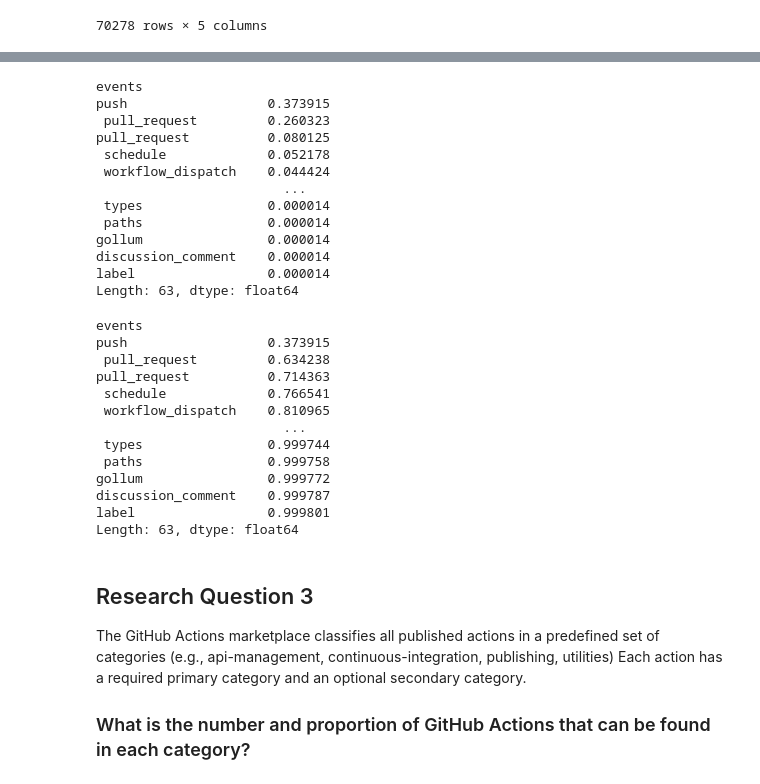
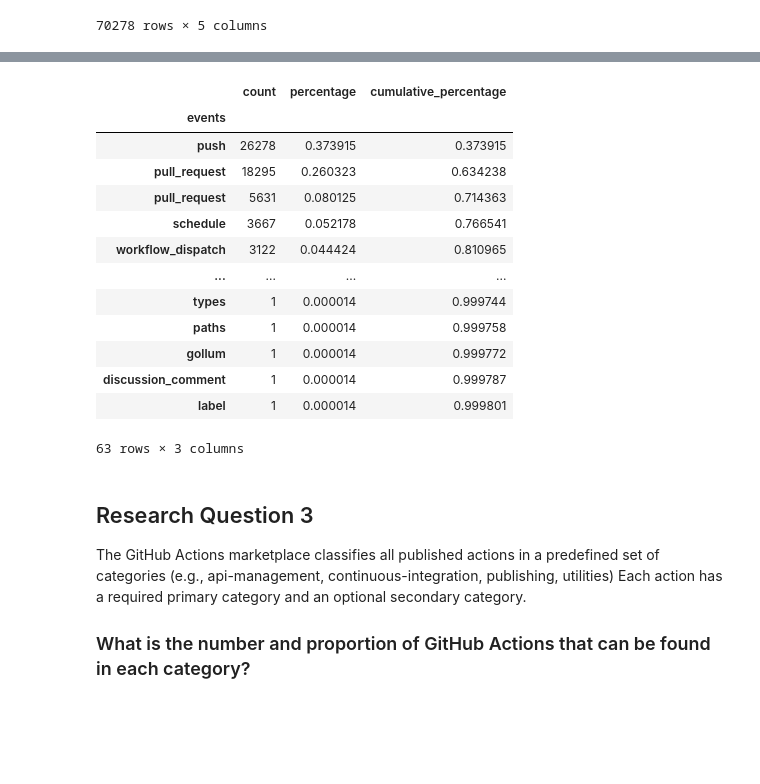
Before and after one commit to Kreik2809/data-analysis, a Jupyter notebook: notebooks/questions.ipynb, the cells around one changed output, grey strips where cells are left out. Drawn from its saved outputs; the diff is of its cells as text; code cells hidden in the pictures; blank space fills up the shorter version.

```diff
--- a/notebooks/questions.ipynb
+++ b/notebooks/questions.ipynb
@@ -126,4 +130,5 @@ df_workflows
 | 70277 | zzzm/hostsx | main.yml | Deploy | push | 1 |
 70278 rows × 5 columns
 # %%
-df_workflows.groupby('events').size()
+df_results = pd.DataFrame()
+df_results["count"] = df_workflows.groupby('events').size()
@@ -144,2 +135,2 @@ Length: 63, dtype: int64
 # %%
-df_workflows.groupby('events').size().div(len(df_workflows))
+df_results["percentage"] = df_workflows.groupby('events').size().div(len(df_workflows))
@@ -160,35 +137,23 @@ Length: 63, dtype: float64
 # %%
-df_workflows.groupby('events').size().div(len(df_workflows)).sort_values(ascending=False)
+df_results.sort_values(by=['percentage'], ascending=False, inplace=True)
-# %% [output]
-events
-push                  0.373915
- pull_request         0.260323
-pull_request          0.080125
- schedule             0.052178
- workflow_dispatch    0.044424
-                        ...
- types                0.000014
- paths                0.000014
-gollum                0.000014
-discussion_comment    0.000014
-label                 0.000014
-Length: 63, dtype: float64
 # %%
-df_workflows.groupby('events').size().div(len(df_workflows)).sort_values(ascending=False).cumsum()
+df_results['cumulative_percentage'] = df_results['percentage'].cumsum()
+df_results
 # %% [output]
+|  | count | percentage | cumulative_percentage |
+| events |  |  |  |
+| push | 26278 | 0.373915 | 0.373915 |
+| pull_request | 18295 | 0.260323 | 0.634238 |
+| pull_request | 5631 | 0.080125 | 0.714363 |
+| schedule | 3667 | 0.052178 | 0.766541 |
+| workflow_dispatch | 3122 | 0.044424 | 0.810965 |
+| ... | ... | ... | ... |
+| types | 1 | 0.000014 | 0.999744 |
+| paths | 1 | 0.000014 | 0.999758 |
+| gollum | 1 | 0.000014 | 0.999772 |
+| discussion_comment | 1 | 0.000014 | 0.999787 |
+| label | 1 | 0.000014 | 0.999801 |
-events
-push                  0.373915
- pull_request         0.634238
-pull_request          0.714363
- schedule             0.766541
- workflow_dispatch    0.810965
-                        ...
- types                0.999744
- paths                0.999758
-gollum                0.999772
-discussion_comment    0.999787
-label                 0.999801
-Length: 63, dtype: float64
+63 rows × 3 columns
 # %% [markdown]
 ## Research Question 3
 
```
Also changed, not shown: parts of 6 cells of this notebook.
